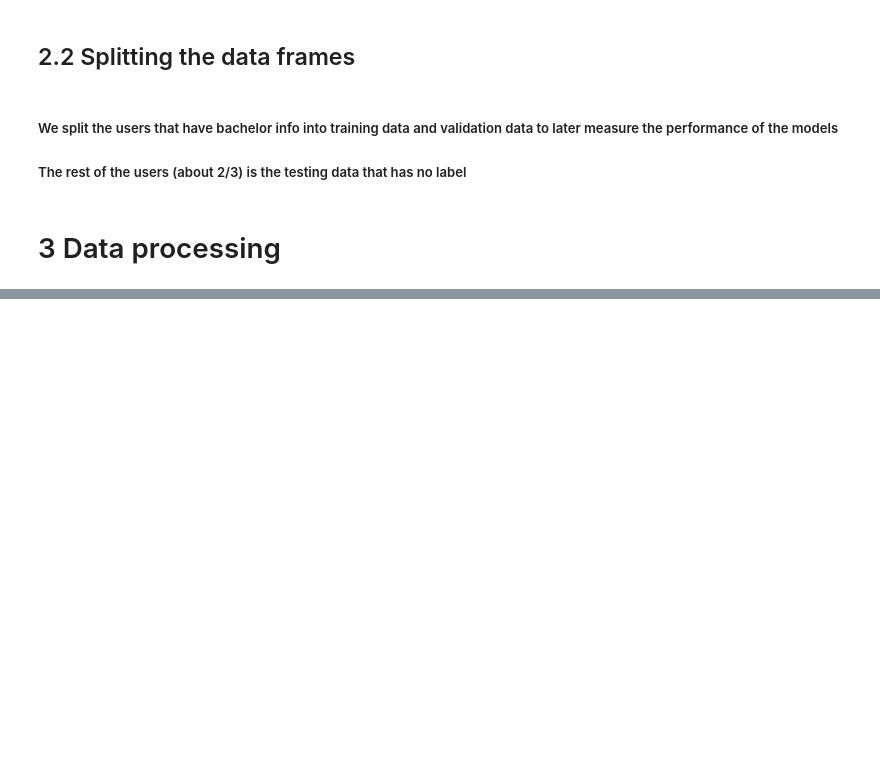
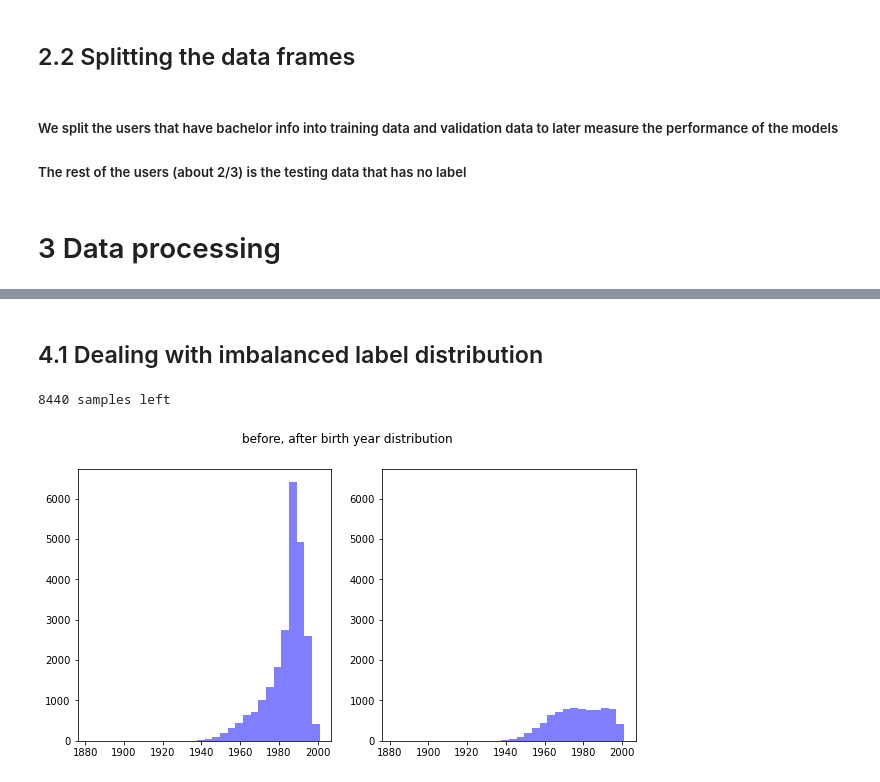
Before and after one commit to anhvung/revelio, a Jupyter notebook: Revelio Labs NLP.ipynb, the cells around one changed output, grey strips where cells are left out. Drawn from its saved outputs; the diff is of its cells as text; code cells hidden in the pictures; blank space fills up the shorter version.

```diff
--- a/Revelio Labs NLP.ipynb
+++ b/Revelio Labs NLP.ipynb
@@ -971,0 +266,8 @@ len(texts)
+# %%
+df_education=df_education_train.copy()
+df_positions=df_positions_train.copy()
+df_seniority=df_seniority_train.copy()
+# %%
+# text clustering is only fitted on training data to prevent data leakage
+texts=df_education['major'].tolist()
+len(texts)
@@ -1124,0 +799,39 @@ df['enddate_x']=df['enddate_x'].apply(lambda dates: [today if pd.isnull(date) el
+# %% [markdown]
+## 4.1  Dealing with imbalanced label distribution
+# %%
+#We want to randomly remove rows with labels that appear too ofter
+
+#This returns a mask that will allow to smooth out the distribution of labels
+def smooth_distrib(df):
+
+    num_bins=30
+    fig, (ax1, ax2) = plt.subplots(1, 2,figsize=(10,5))
+    fig.suptitle('before, after birth year distribution')
+    n, bins, patches=ax1.hist(df['label'], num_bins, facecolor='blue', alpha=0.5)
+
+    years=df['label']
+    year_bins=[] # bin number array corresponding to the labels
+
+    for year in years.tolist():
+        year_bin=len(n)-1
+        for i,b in enumerate(bins[1:]):
+            if year<b:
+                year_bin=i
+                break
+        year_bins.append(year_bin)
+
+    # we will try to limit the number of labels per bin to the average bin size
+    max_bin_size=sum(n)/len(n)
+    smoothing_mask=[True if random.random()<max_bin_size/n[y] else False for y in year_bins]
+
+    #plotting
+    x1,x2,y1,y2 = ax1.axis()
+    ax2.hist(df[smoothing_mask]['label'], num_bins, facecolor='blue', alpha=0.5)
+    _,_,_,_=ax2.axis((x1,x2,y1,y2))
+    print(len(df[smoothing_mask]),'samples left')
+    return smoothing_mask
+# %%
+train_data_mask=smooth_distrib(train_data)
+# %% [output]
+8440 samples left
+[figure, added]
```
Also changed, not shown: parts of 104 cells of this notebook.
